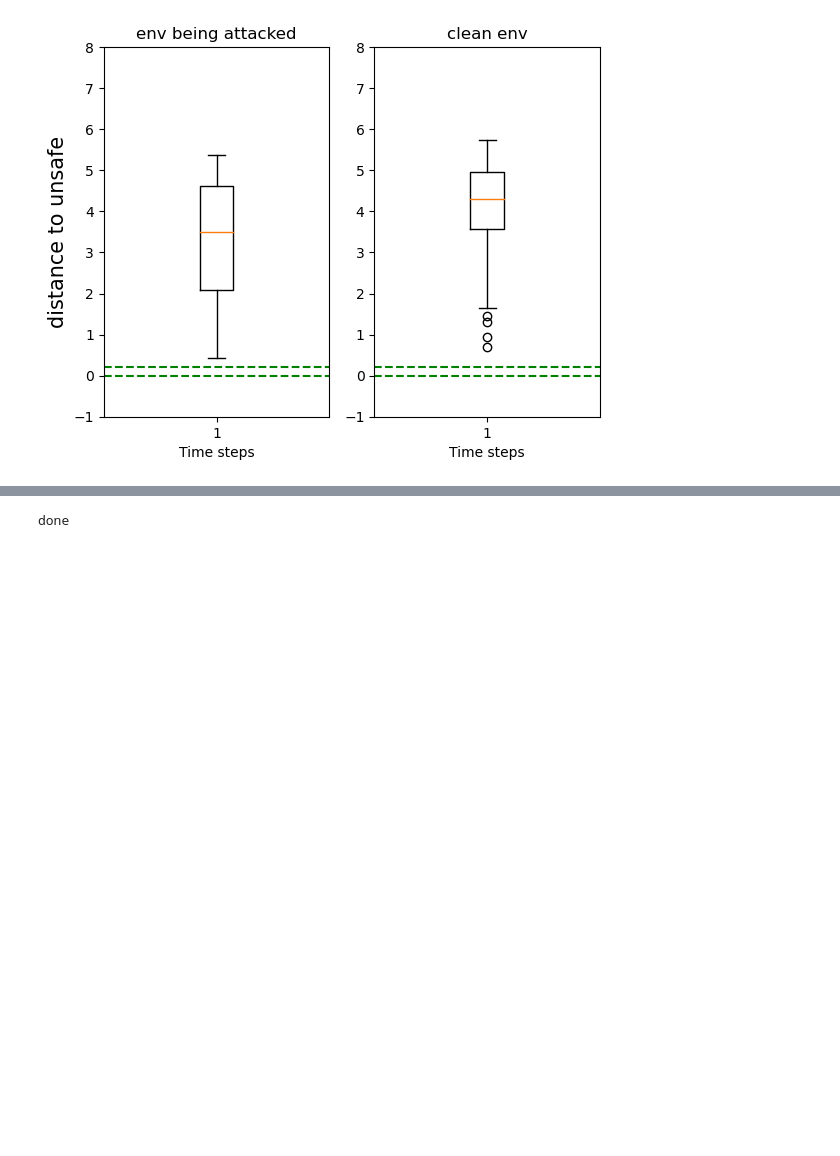
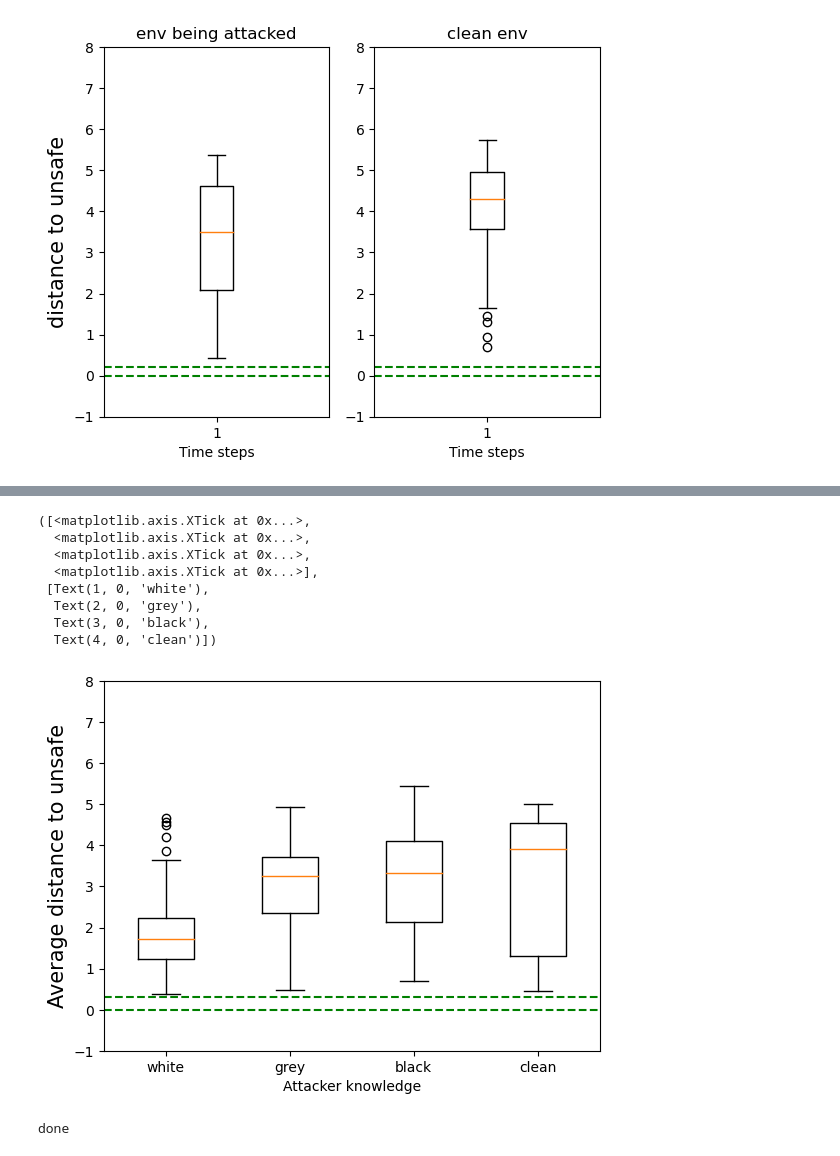
Before and after one commit to ShixiongJiang/attack_nnController, a Jupyter notebook: no_deadline_avoid_sac_ASAP_k.ipynb, the cells around one changed output, grey strips where cells are left out. Saved outputs shown, nothing was run; the diff lists cells and outputs as text; code cells hidden in the pictures; blank space fills up the shorter version.

Commit message:
grey and black

```diff
--- a/no_deadline_avoid_sac_ASAP_k.ipynb
+++ b/no_deadline_avoid_sac_ASAP_k.ipynb
@@ -1694,30 +1707,40 @@ print("Total number violate = " + str(clean_number_violate))
 # %%
 label = ['white', 'grey', 'black', 'clean']
 black = []
 white = []
 grey = []
 clean = []
 for i in range(100):
     black.append(sum(black_obs_dists_list[i]) / len(black_obs_dists_list[i]))
     white.append(sum(white_obs_dists_list[i]) / len(white_obs_dists_list[i]))
     grey.append(sum(grey_obs_dists_list[i]) / len(grey_obs_dists_list[i]))
     clean.append(sum(clean_obs_dists_list[i]) / len(clean_obs_dists_list[i]))
 #     black.append(min(black_obs_dists_list[i]) )
 #     white.append(min(white_obs_dists_list[i]))
 #     grey.append(min(grey_obs_dists_list[i]))
 #     clean.append(min(clean_obs_dists_list[i]))
 data = [white, grey, black, clean]
 ax = plt.boxplot(data)
 plt.ylim((-1, 8))
-plt.axhline(y=0.2, color='g', linestyle='--')
+plt.axhline(y=0.3, color='g', linestyle='--')
 plt.axhline(y=0, color='g', linestyle='--')
 plt.plot()
 plt.xlabel('Attacker knowledge')
 plt.ylabel('Average distance to unsafe', fontsize = 15)
 # plt.title('Average distance to unsafe')
 plt.xticks([1, 2, 3, 4], label)
 # plt.legend([ax["boxes"][0], ax["boxes"][1]], ['white', 'grey'], loc='upper right')
 # plt.show()
+# %% [output]
+([<matplotlib.axis.XTick at 0x...>,
+  <matplotlib.axis.XTick at 0x...>,
+  <matplotlib.axis.XTick at 0x...>,
+  <matplotlib.axis.XTick at 0x...>],
+ [Text(1, 0, 'white'),
+  Text(2, 0, 'grey'),
+  Text(3, 0, 'black'),
+  Text(4, 0, 'clean')])
+[figure, added]
 # %%
 
 # test origin policy and surrogate model
```
Also changed, not shown: parts of 1 cell of this notebook.
